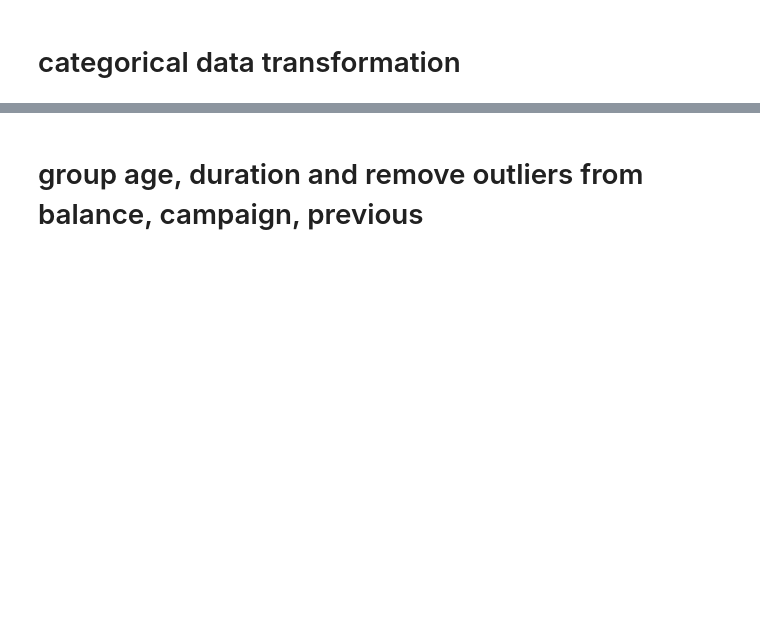
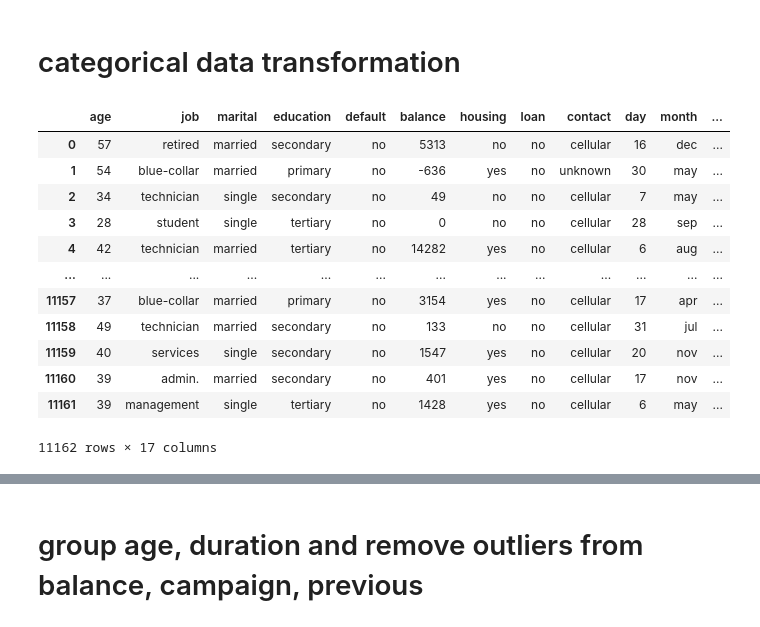
Before and after one commit to duongDSAI64/ML-miniproject, a Jupyter notebook: project.ipynb, the cells around one changed output, grey strips where cells are left out. Drawn from its saved outputs; the diff is of its cells as text; code cells hidden in the pictures; blank space fills up the shorter version.

```diff
--- a/project.ipynb
+++ b/project.ipynb
@@ -189,3 +190,30 @@ Index(['age', 'job', 'marital', 'education', 'default', 'balance', 'housing',
       dtype='object')
 # %% [markdown]
 # categorical data transformation
+# %%
+data1 = new_df.copy()
+data1['job'] = data1['job'].astype('category').cat.codes
+data1['marital'] = data1['marital'].astype('category').cat.codes
+data1['education'] = data1['education'].astype('category').cat.codes
+data1['contact'] = data1['contact'].astype('category').cat.codes
+data1['poutcome'] = data1['poutcome'].astype('category').cat.codes
+data1['month'] = data1['month'].astype('category').cat.codes
+data1['default'] = data1['default'].astype('category').cat.codes
+data1['loan'] = data1['loan'].astype('category').cat.codes
+data1['housing'] = data1['housing'].astype('category').cat.codes
+data1['job'].value_counts()
+new_df
+# %% [output]
+|  | age | job | marital | education | default | balance | housing | loan | contact | day | month | ... |
+| 0 | 57 | retired | married | secondary | no | 5313 | no | no | cellular | 16 | dec | ... |
+| 1 | 54 | blue-collar | married | primary | no | -636 | yes | no | unknown | 30 | may | ... |
+| 2 | 34 | technician | single | secondary | no | 49 | no | no | cellular | 7 | may | ... |
+| 3 | 28 | student | single | tertiary | no | 0 | no | no | cellular | 28 | sep | ... |
+| 4 | 42 | technician | married | tertiary | no | 14282 | yes | no | cellular | 6 | aug | ... |
+| ... | ... | ... | ... | ... | ... | ... | ... | ... | ... | ... | ... | ... |
+| 11157 | 37 | blue-collar | married | primary | no | 3154 | yes | no | cellular | 17 | apr | ... |
+| 11158 | 49 | technician | married | secondary | no | 133 | no | no | cellular | 31 | jul | ... |
+| 11159 | 40 | services | single | secondary | no | 1547 | yes | no | cellular | 20 | nov | ... |
+| 11160 | 39 | admin. | married | secondary | no | 401 | yes | no | cellular | 17 | nov | ... |
+| 11161 | 39 | management | single | tertiary | no | 1428 | yes | no | cellular | 6 | may | ... |
+11162 rows × 17 columns
```
Also changed, not shown: parts of 7 cells of this notebook, 1 other file.
